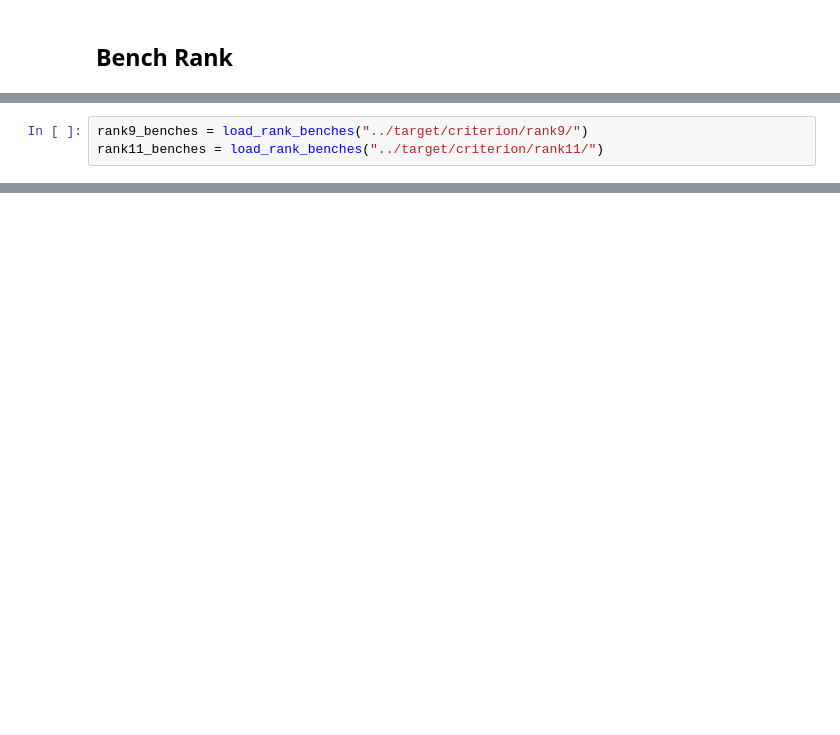
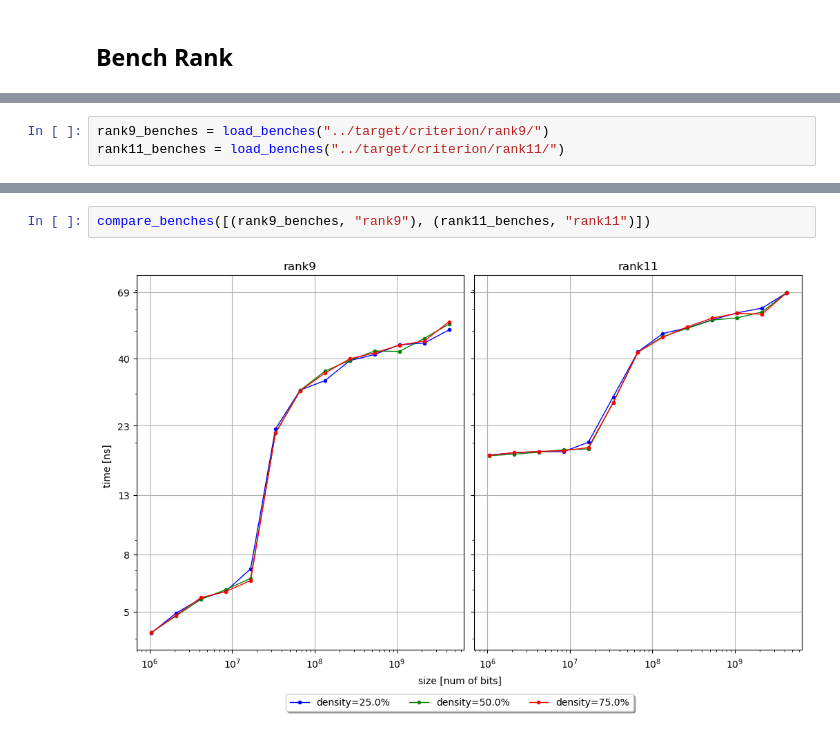
Before and after one commit to vigna/sux-rs, a Jupyter notebook: benches/plot-benches.ipynb, the cells around one changed output, grey strips where cells are left out. Drawn from its saved outputs; the diff is of its cells as text; blank space fills up the shorter version.

```diff
--- a/benches/plot-benches.ipynb
+++ b/benches/plot-benches.ipynb
@@ -105,3 +162,3 @@ def load_rank_benches(base_path):
 # %%
-rank9_benches = load_rank_benches("../target/criterion/rank9/")
-rank11_benches = load_rank_benches("../target/criterion/rank11/")
+rank9_benches = load_benches("../target/criterion/rank9/")
+rank11_benches = load_benches("../target/criterion/rank11/")
@@ -146,0 +165,4 @@ plt.show()
+# %%
+compare_benches([(rank9_benches, "rank9"), (rank11_benches, "rank11")])
+# %% [output]
+[figure, added]
```
Also changed, not shown: parts of 10 cells of this notebook, 8 other files.
